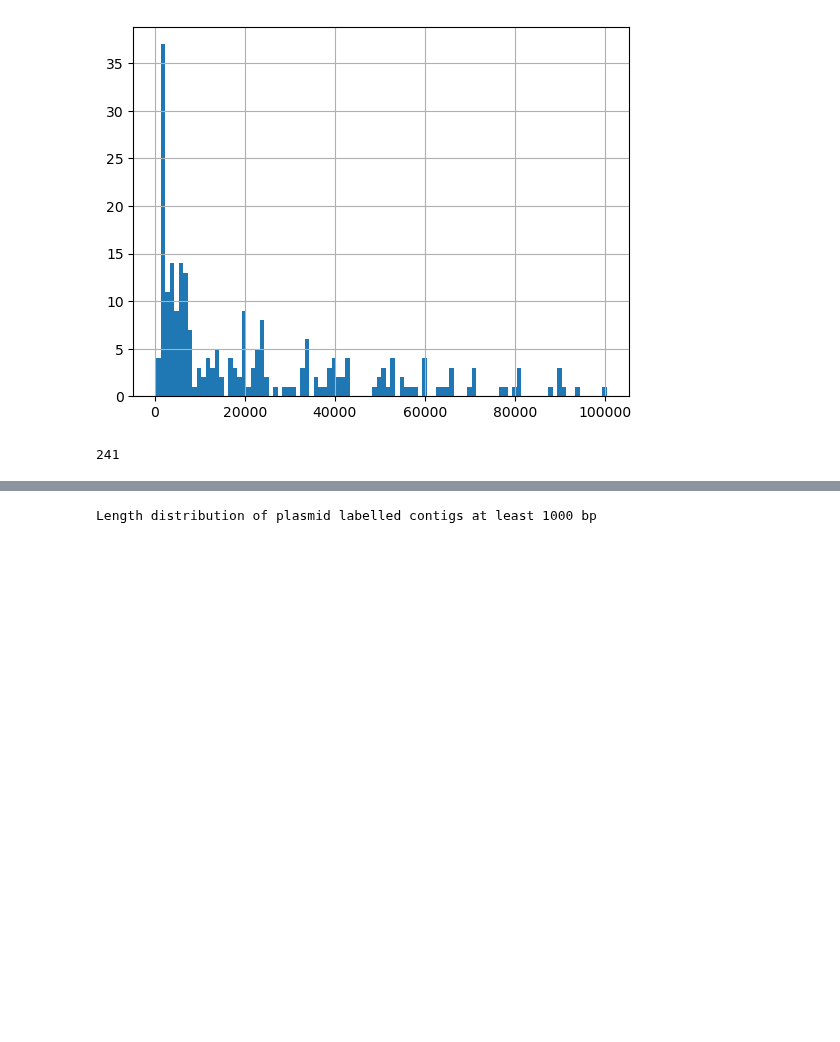
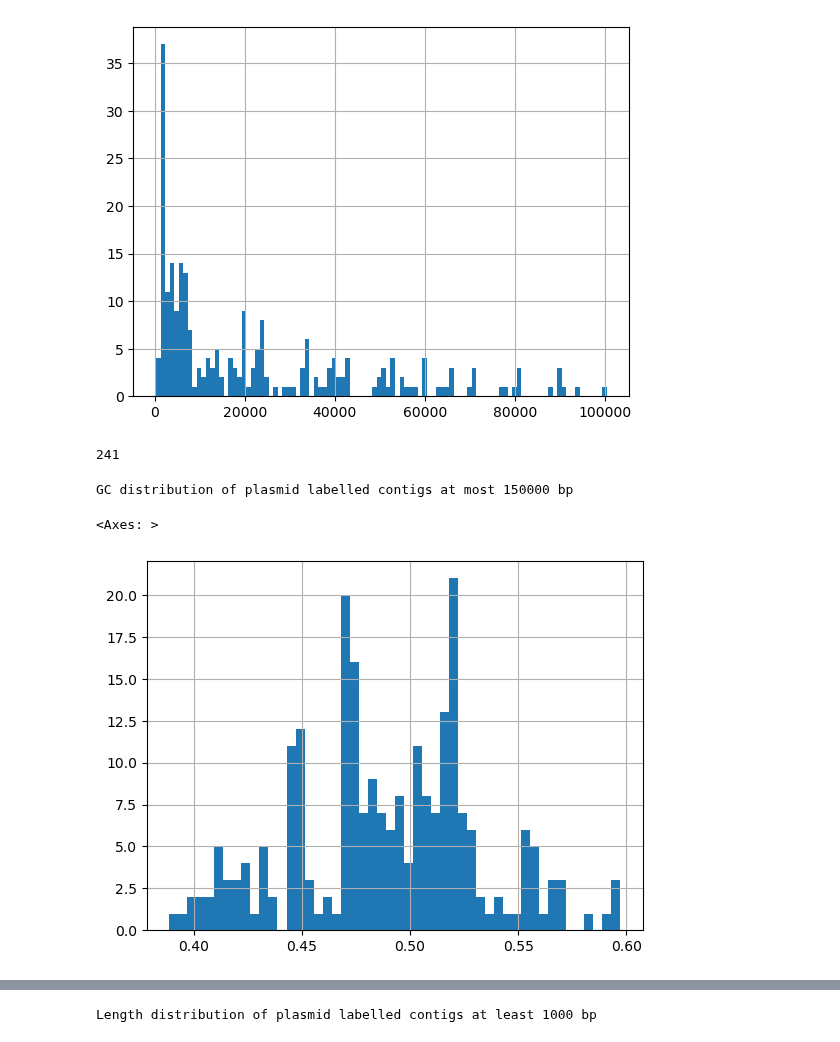
Before and after one commit to PegahAdt/GraSSPlas, a Jupyter notebook: doc/pseudolabels_analysis.ipynb, the cells around one changed output, grey strips where cells are left out. Drawn from its saved outputs; the diff is of its cells as text; code cells hidden in the pictures; blank space fills up the shorter version.

```diff
--- a/doc/pseudolabels_analysis.ipynb
+++ b/doc/pseudolabels_analysis.ipynb
@@ -117,8 +117,11 @@ for SID in os.listdir(ASSEMBLY_DIR):
             line = line.split('\t')
             if line[0] == 'S':
                 ctg_id = line[1]
+                ctg_seq = line[2]
+                gc_content = (ctg_seq.count('G')+ctg_seq.count('C'))/len(ctg_seq) if len(ctg_seq) else 0
                 ctg_dict[SID + '_' + ctg_id] = {'length': int(line[-2].split(':')[-1]), \
-                                                'depth': float(line[-1].split(':')[-1])}
+                                                'depth': float(line[-1].split(':')[-1]), \
+                                                'gccontent': gc_content}
                 G.add_node(SID + '_' + ctg_id)
                 sample_wise_G[SID]['graph'].add_node(SID + '_' + ctg_id)
                 color = assign_color(SID + '_' + ctg_id)
@@ -219,6 +222,7 @@ FEATURES_DIR = "../data/Ecoli_Features/"
 df_list = []
 length_list, cov_list = [], []
 deg_list = []
+gc_list = []
 
 degree_dict = {node:deg for (node, deg) in G.degree()}
 
@@ -229,10 +233,13 @@ for SID in os.listdir(FEATURES_DIR):
     for index, row in sample_df.iterrows():
         length_list.append(ctg_dict[row['contig']]['length'])
         cov_list.append(ctg_dict[row['contig']]['depth'])
+        gc_list.append(ctg_dict[row['contig']]['gccontent'])
         deg_list.append(degree_dict[row['contig']])
     df_list.append(sample_df)
 overall_df = pd.concat(df_list)
 overall_df = overall_df.assign(length=length_list)
+overall_df = overall_df.assign(depth=cov_list)
+overall_df = overall_df.assign(GC=gc_list)
 overall_df = overall_df.assign(degree=deg_list)
 
 overall_df['plasmid'] = [1 if ctg in pls_labels_set else 0 for ctg in overall_df['contig']]
@@ -296,3 +303,10 @@ Length distribution of plasmid labelled contigs at most 150000 bp
 pls_df_short_150000.shape[0]
 # %% [output]
 241
+# %%
+print("GC distribution of plasmid labelled contigs at most 150000 bp")
+pls_df_short_150000['GC'].hist(bins=50)
+# %% [output]
+GC distribution of plasmid labelled contigs at most 150000 bp
+<Axes: >
+[figure, added]
```
Also changed, not shown: parts of 16 cells of this notebook.
